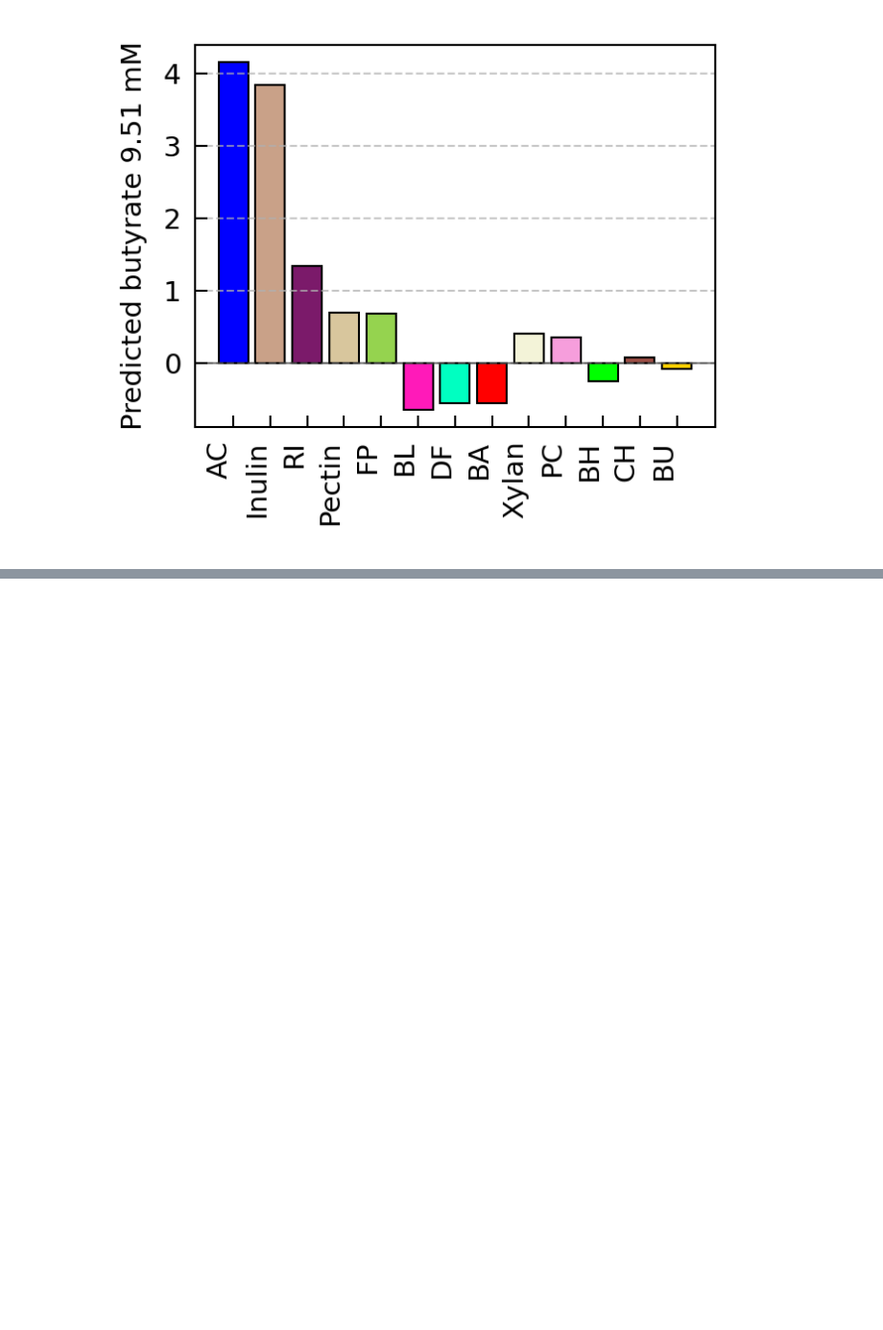
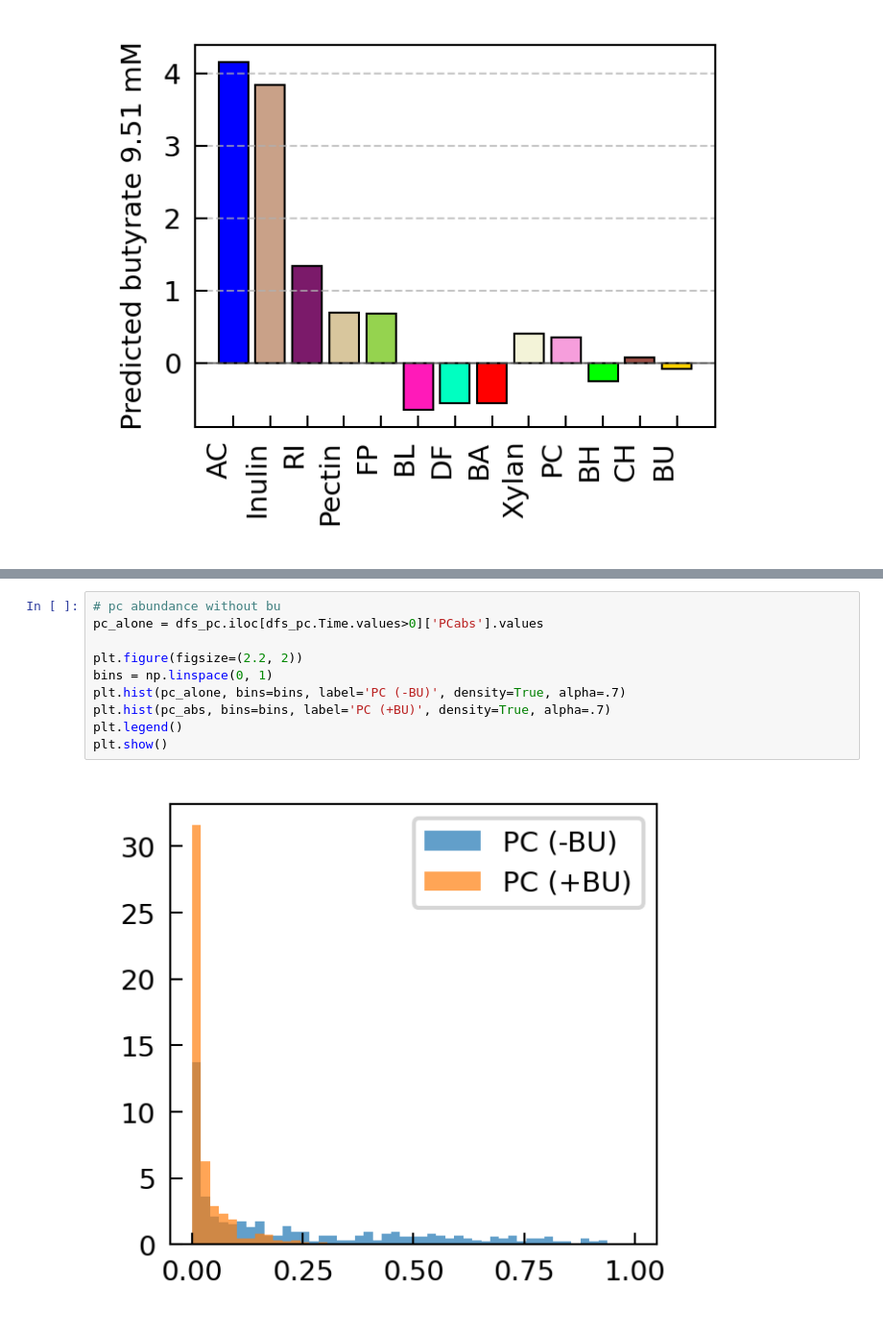
Before and after one commit to VenturelliLab/Connors-Thompson_et_al_2026, a Jupyter notebook: MiRNN Sensitivity (AC-BU-PC SHAP).ipynb, the cells around one changed output, grey strips where cells are left out. Shown: that part at 96% size. Saved outputs shown, nothing was run; the diff lists cells and outputs as text; blank space fills up the shorter version.

```diff
--- a/MiRNN Sensitivity (AC-BU-PC SHAP).ipynb
+++ b/MiRNN Sensitivity (AC-BU-PC SHAP).ipynb
@@ -375,0 +425,12 @@ plt.show()
+# %%
+# pc abundance without bu
+pc_alone = dfs_pc.iloc[dfs_pc.Time.values>0]['PCabs'].values
+
+plt.figure(figsize=(2.2, 2))
+bins = np.linspace(0, 1)
+plt.hist(pc_alone, bins=bins, label='PC (-BU)', density=True, alpha=.7)
+plt.hist(pc_abs, bins=bins, label='PC (+BU)', density=True, alpha=.7)
+plt.legend()
+plt.show()
+# %% [output]
+[figure, added]
```
Also changed, not shown: parts of 4 cells of this notebook, 10 other files.
